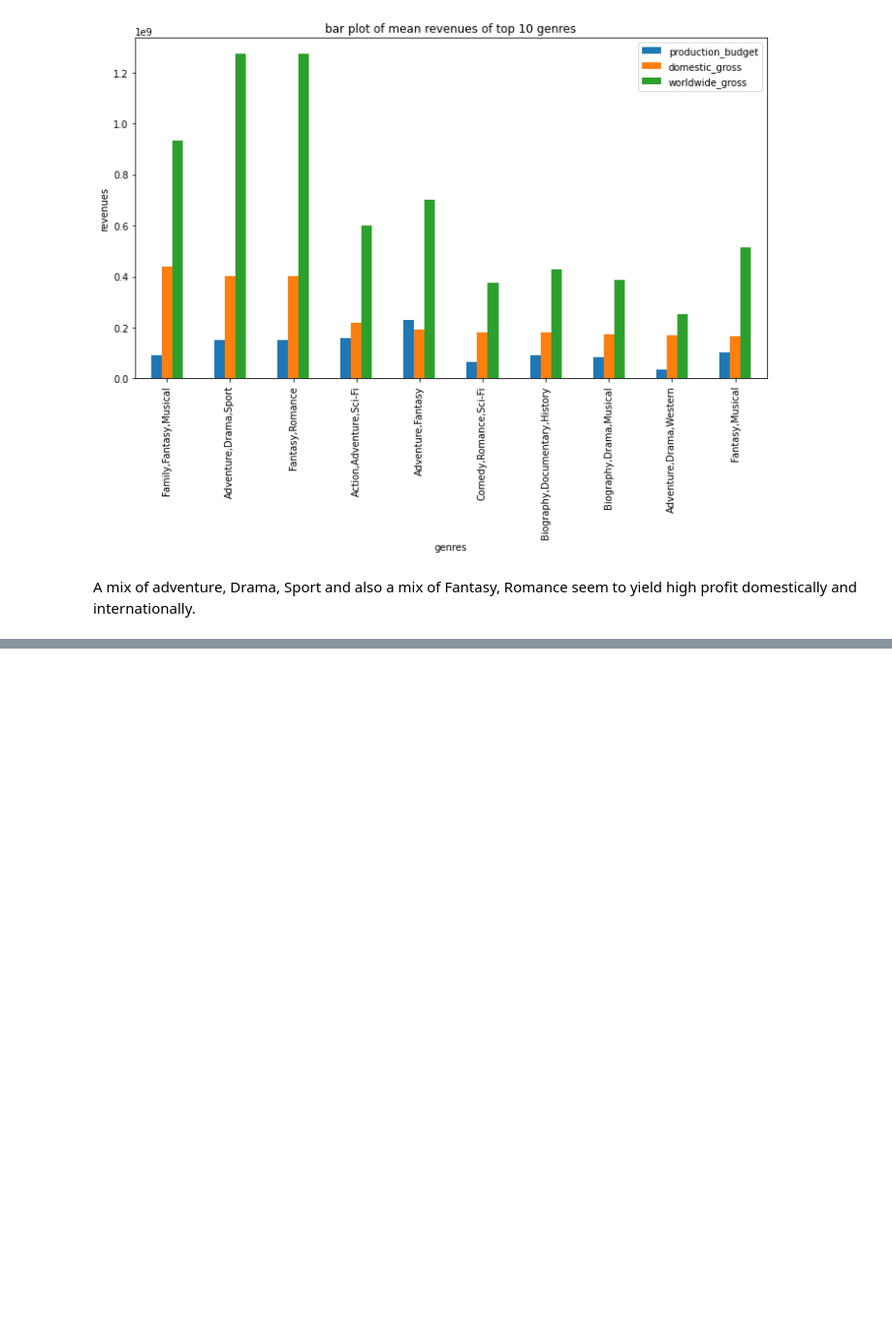
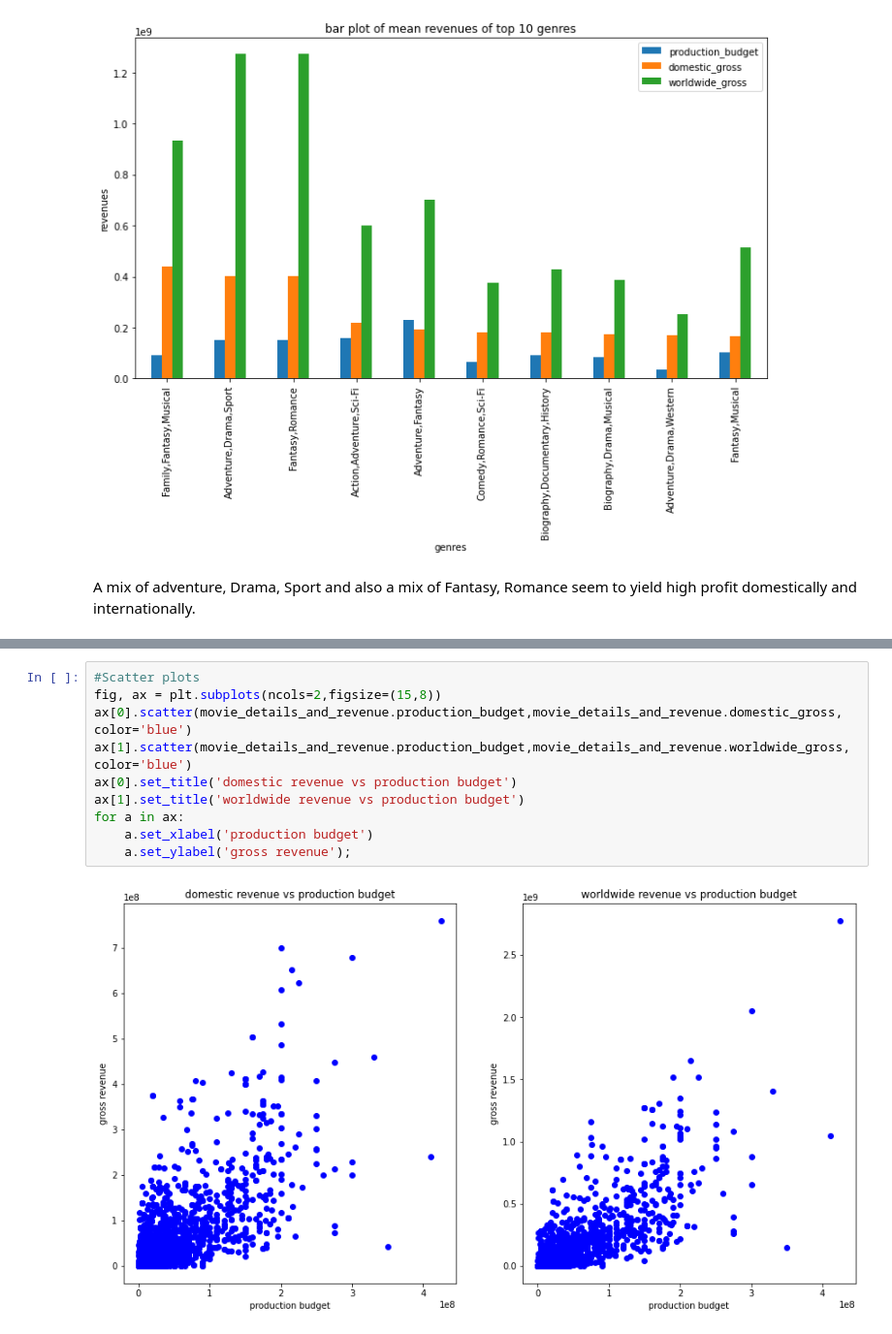
Before and after one commit to Graham-49/Phase2-project, a Jupyter notebook: notebooks/victor.ipynb, the cells around one changed output, grey strips where cells are left out. Shown: that part at 97% size. Cells and saved outputs as stored; diff of their text form; blank space fills up the shorter version.

```diff
--- a/notebooks/victor.ipynb
+++ b/notebooks/victor.ipynb
@@ -148,0 +162,12 @@ A mix of adventure, Drama, Sport and also a mix of Fantasy, Romance seem to yiel
+# %%
+#Scatter plots
+fig, ax = plt.subplots(ncols=2,figsize=(15,8))
+ax[0].scatter(movie_details_and_revenue.production_budget,movie_details_and_revenue.domestic_gross, color='blue')
+ax[1].scatter(movie_details_and_revenue.production_budget,movie_details_and_revenue.worldwide_gross, color='blue')
+ax[0].set_title('domestic revenue vs production budget')
+ax[1].set_title('worldwide revenue vs production budget')
+for a in ax:
+    a.set_xlabel('production budget')
+    a.set_ylabel('gross revenue');
+# %% [output]
+[figure, added]
```
Also changed, not shown: parts of 14 cells of this notebook.
